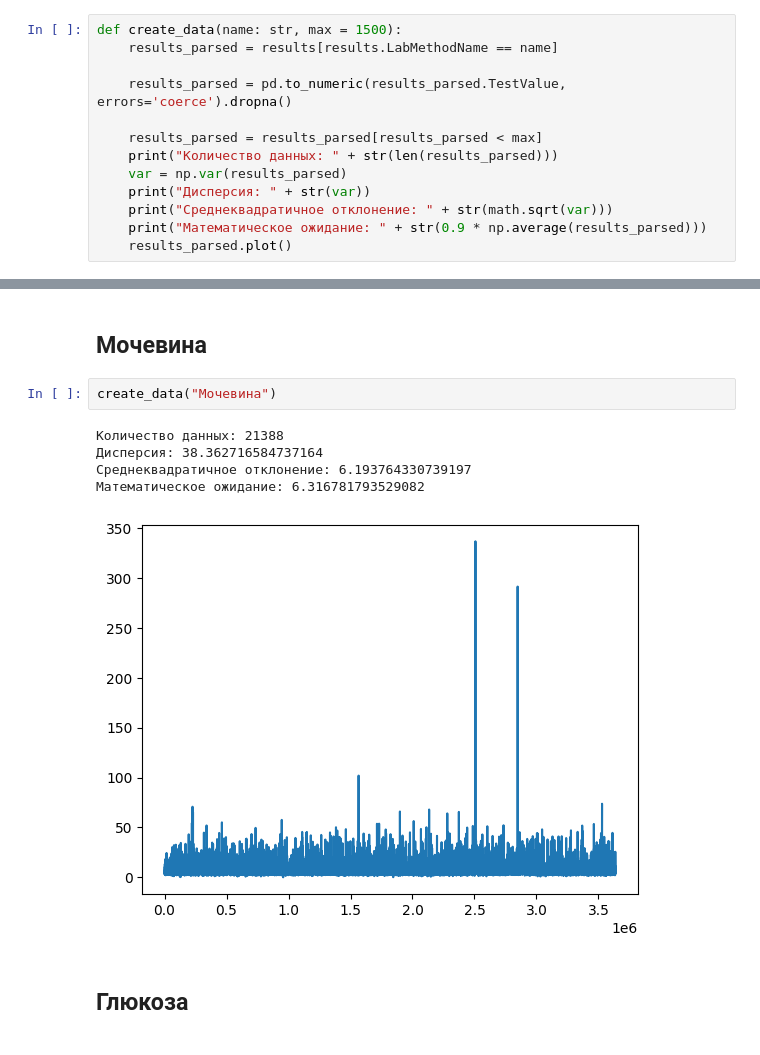
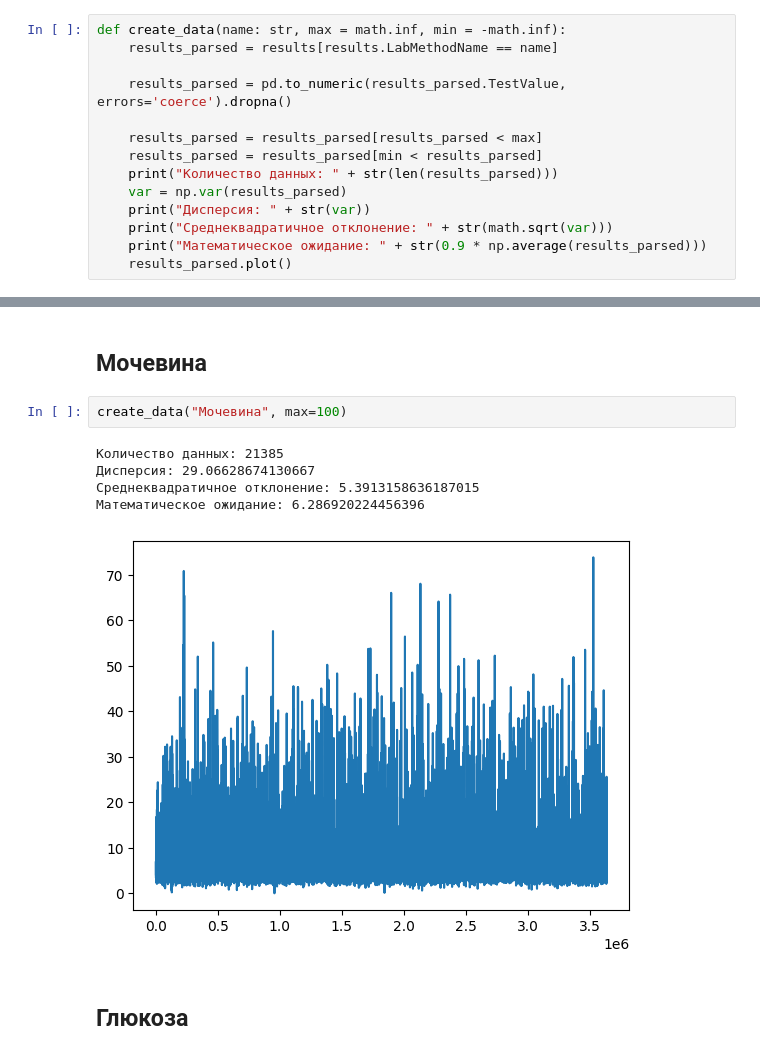
Before and after one commit to HST-inc/fitm-hackaton-2022, a Jupyter notebook: analytics/analytics.ipynb, the cells around one changed output, grey strips where cells are left out. Drawn from its saved outputs; the diff is of its cells as text.

```diff
--- a/analytics/analytics.ipynb
+++ b/analytics/analytics.ipynb
@@ -41,12 +41,13 @@ array(['Глюкоза', 'Билирубин', 'Уробилиноген', ...,
        ' F242 вишня / Cherry (Prunus avium) ',
        ' F31 морковь / Carrot (Daucus carota) '], dtype=object)
 # %%
-def create_data(name: str, max = 1500):
+def create_data(name: str, max = math.inf, min = -math.inf):
     results_parsed = results[results.LabMethodName == name]
 
     results_parsed = pd.to_numeric(results_parsed.TestValue, errors='coerce').dropna()
 
     results_parsed = results_parsed[results_parsed < max]
+    results_parsed = results_parsed[min < results_parsed]
     print("Количество данных: " + str(len(results_parsed)))
     var = np.var(results_parsed)
     print("Дисперсия: " + str(var))
@@ -290,13 +281,13 @@ create_data("Нейтрофилы сегментоядерные")
 # %% [markdown]
 ## Мочевина
 # %%
-create_data("Мочевина")
+create_data("Мочевина", max=100)
 # %% [output]
-Количество данных: 21388
-Дисперсия: 38.362716584737164
-Среднеквадратичное отклонение: 6.193764330739197
-Математическое ожидание: 6.316781793529082
+Количество данных: 21385
+Дисперсия: 29.06628674130667
+Среднеквадратичное отклонение: 5.3913158636187015
+Математическое ожидание: 6.286920224456396
-[figure, old version]
+[figure, new version]
 # %% [markdown]
 ## Глюкоза
 # %%
```
Also changed, not shown: parts of 19 cells of this notebook.
